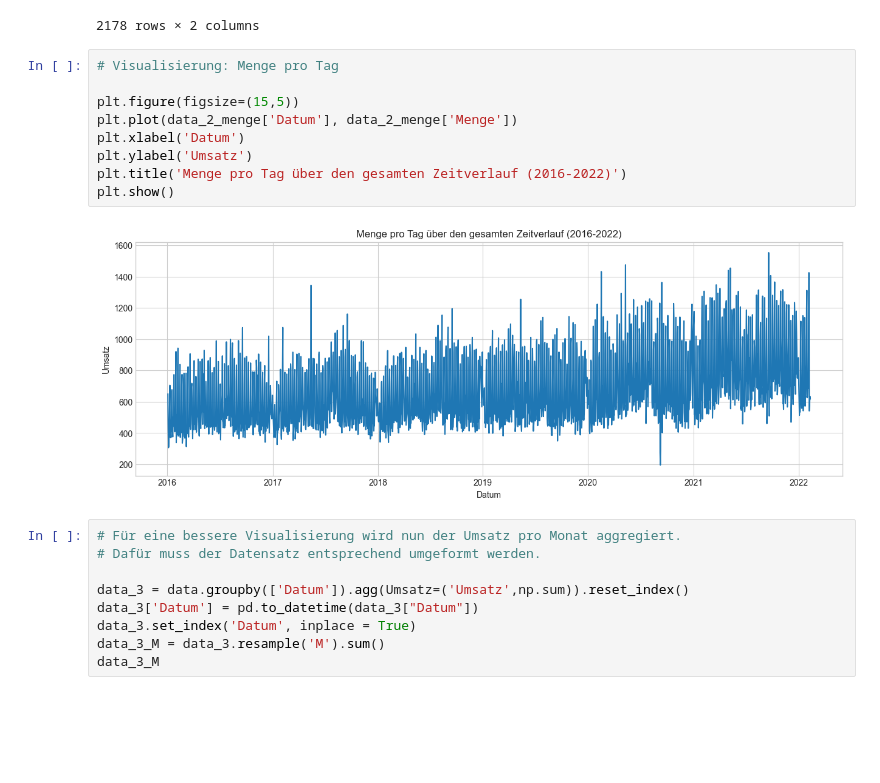
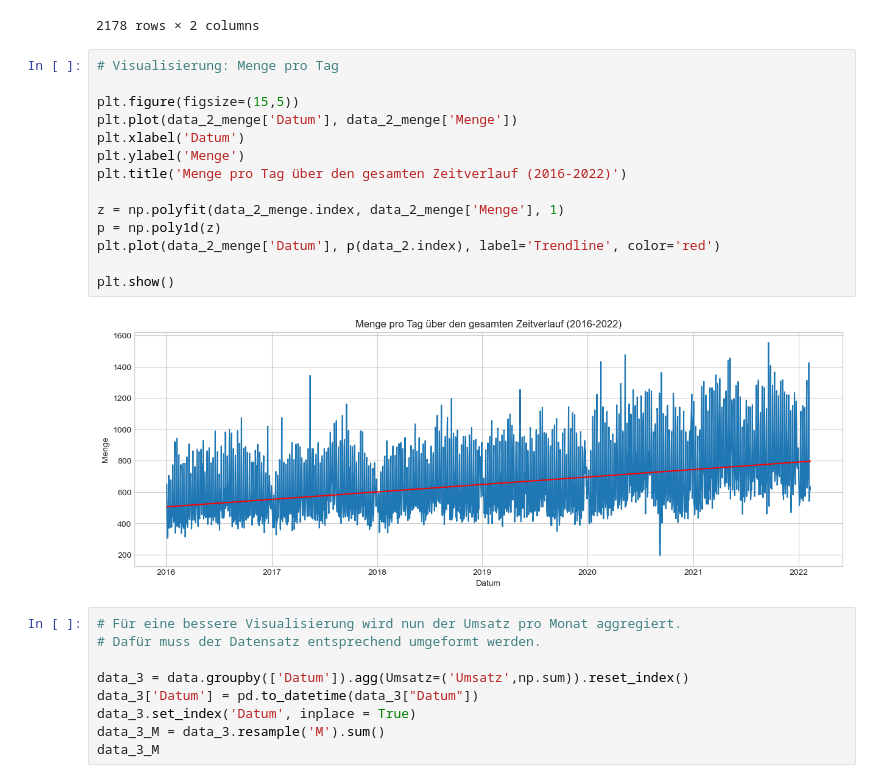
Before and after one commit to mrtz-wssl/KI_in_KMU, a Jupyter notebook: KI_in_KMU_Main.ipynb, the cells around one changed output. Cells and saved outputs as stored; diff of their text form; blank space fills up the shorter version.

```diff
--- a/KI_in_KMU_Main.ipynb
+++ b/KI_in_KMU_Main.ipynb
@@ -436,14 +504,19 @@ data_2_menge
 # %%
 # Visualisierung: Menge pro Tag
 
 plt.figure(figsize=(15,5))
 plt.plot(data_2_menge['Datum'], data_2_menge['Menge'])
 plt.xlabel('Datum')
-plt.ylabel('Umsatz')
+plt.ylabel('Menge')
 plt.title('Menge pro Tag über den gesamten Zeitverlauf (2016-2022)')
+
+z = np.polyfit(data_2_menge.index, data_2_menge['Menge'], 1)
+p = np.poly1d(z)
+plt.plot(data_2_menge['Datum'], p(data_2.index), label='Trendline', color='red')
+
 plt.show()
 # %% [output]
-[figure, old version]
+[figure, new version]
 # %%
 # Für eine bessere Visualisierung wird nun der Umsatz pro Monat aggregiert.
 # Dafür muss der Datensatz entsprechend umgeformt werden.
```
Also changed, not shown: parts of 37 cells of this notebook.
